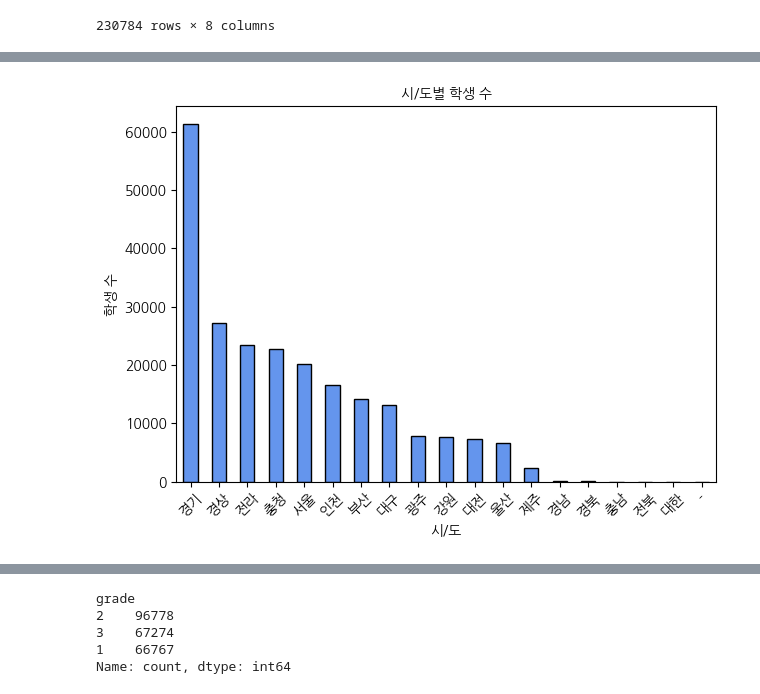
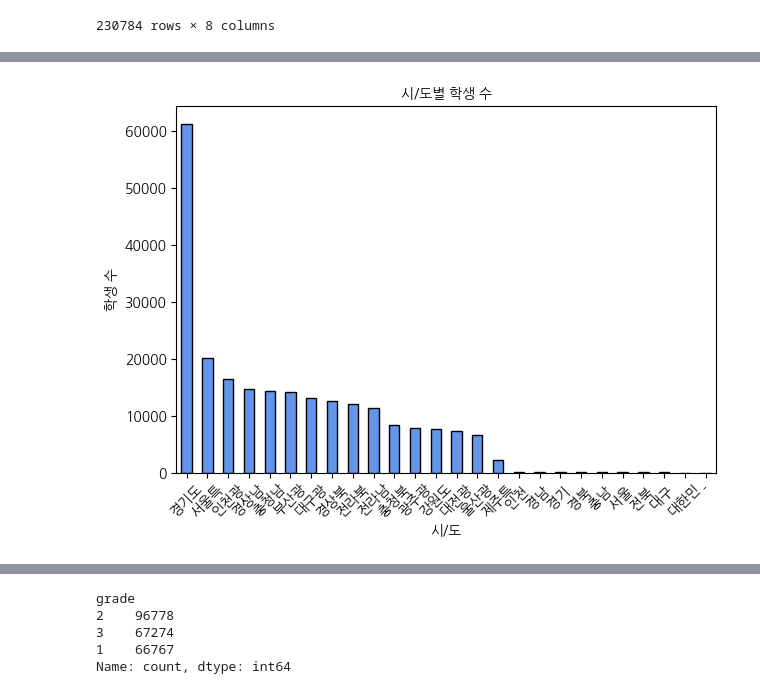
Before and after one commit to seung127/codeit_project, a Jupyter notebook: data_eda.ipynb, the cells around one changed output, grey strips where cells are left out. Drawn from its saved outputs; the diff is of its cells as text; code cells hidden in the pictures.

```diff
--- a/data_eda.ipynb
+++ b/data_eda.ipynb
@@ -425,5 +827,6 @@ school
 # %%
 # school_id를 기준으로 내부 조인 (중첩된 것만 합치기)
+school.rename(columns={'id': 'school_id'}, inplace=True)
 school_id_merged = pd.merge(user_properties, school, on='school_id', how='inner')
 school_id_merged
 # %% [output]
@@ -459,17 +846,17 @@ Name: count, Length: 269, dtype: int64
 # %%
-# address 앞 2글자 → 지역명 추출
-school_id_merged['region'] = school_id_merged['address'].str[:2]
+# address 앞 3글자 → 지역명 추출
+school_id_merged['region'] = school_id_merged['address'].str[:3]
 
 region_counts = school_id_merged['region'].value_counts().sort_values(ascending=False)
 
 # 시각화
 region_counts.plot(kind='bar', color='cornflowerblue', edgecolor='black')
 
 plt.title('시/도별 학생 수', fontproperties=fontprop)
 plt.xlabel('시/도', fontproperties=fontprop)
 plt.ylabel('학생 수', fontproperties=fontprop)
 plt.xticks(rotation=45, fontproperties=fontprop)
 plt.tight_layout()
 plt.show()
 # %% [output]
-[figure, old version]
+[figure, new version]
```
Also changed, not shown: parts of 67 cells of this notebook.
